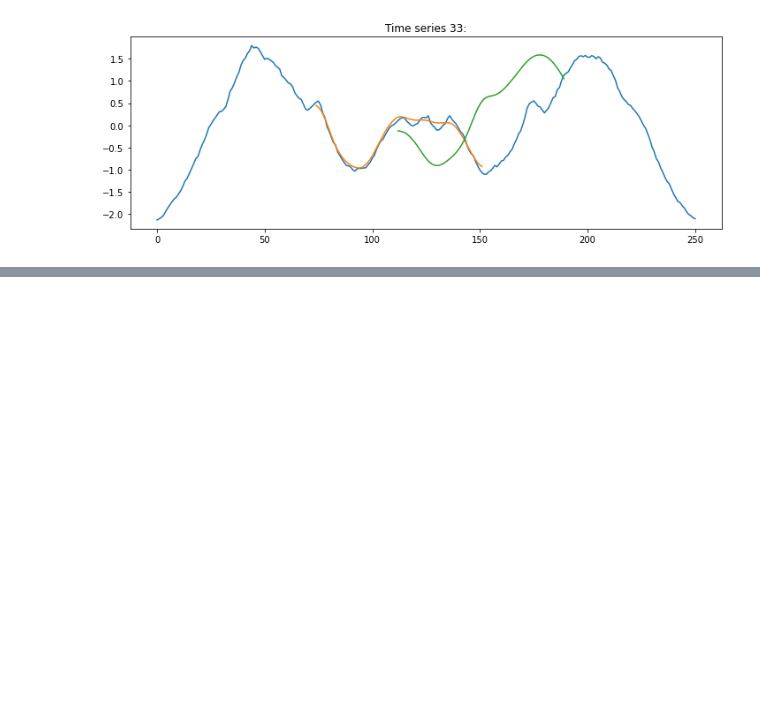
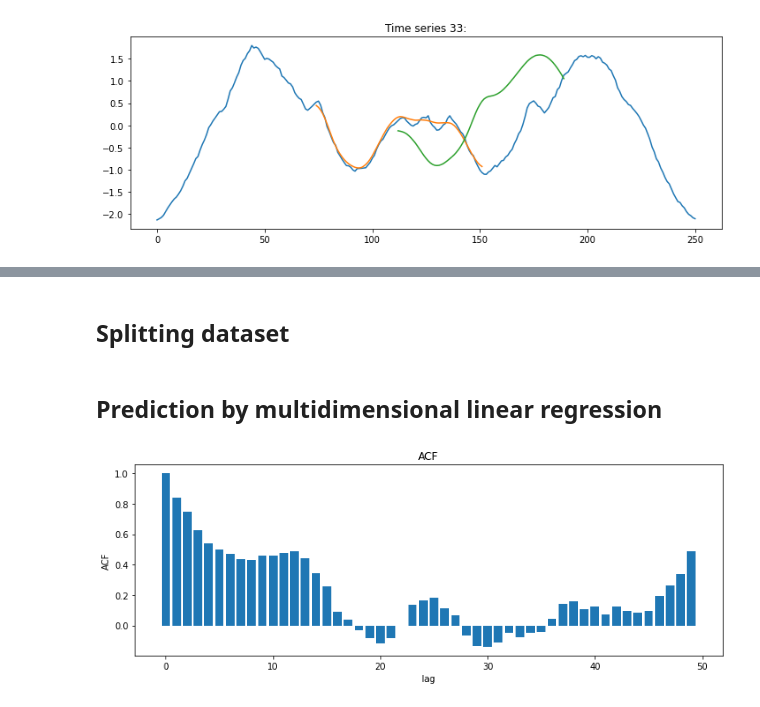
Before and after one commit to AdrianUrbanski/ADM, a Jupyter notebook: lista3.ipynb, the cells around one changed output, grey strips where cells are left out. Drawn from its saved outputs; the diff is of its cells as text; code cells hidden in the pictures; blank space fills up the shorter version.

```diff
--- a/lista3.ipynb
+++ b/lista3.ipynb
@@ -469,0 +557,29 @@ for ts_idx in (14, 16, 18, 33):
+# %%
+# preprocessing
+df = pd.read_csv('airline-passengers.csv', index_col='Month', parse_dates=['Month'])
+df['trend'] = df['Passengers'].ewm(halflife=12).mean()
+df['detrended'] = df['Passengers'] / df['trend']
+df_seasonality = df['detrended'].groupby(df.index.month).mean().rename('seasonality')
+df = df.join(df_seasonality, how='left', on=df.index.month)
+df['preprocessed'] = df['detrended'] - df['seasonality']
+# %% [markdown]
+## Splitting dataset
+# %%
+split_date = np.datetime64('1957-01-01')
+train_size = (df.index < split_date).sum()
+train_df, test_df = df.iloc[:train_size], df.iloc[train_size:]
+# %% [markdown]
+## Prediction by multidimensional linear regression
+# %%
+acf = np.zeros(50)
+for lag in range(len(acf)):
+    acf[lag] = np.corrcoef(train_df['preprocessed'][lag:], train_df['preprocessed'].shift(lag)[lag:])[0, 1]
+
+plt.figure(figsize=(12,4))
+plt.bar(range(len(acf)), acf)
+plt.xlabel('lag')
+plt.ylabel('ACF')
+plt.title('ACF')
+plt.show()
+# %% [output]
+[figure, added]
```
Also changed, not shown: parts of 61 cells of this notebook.
